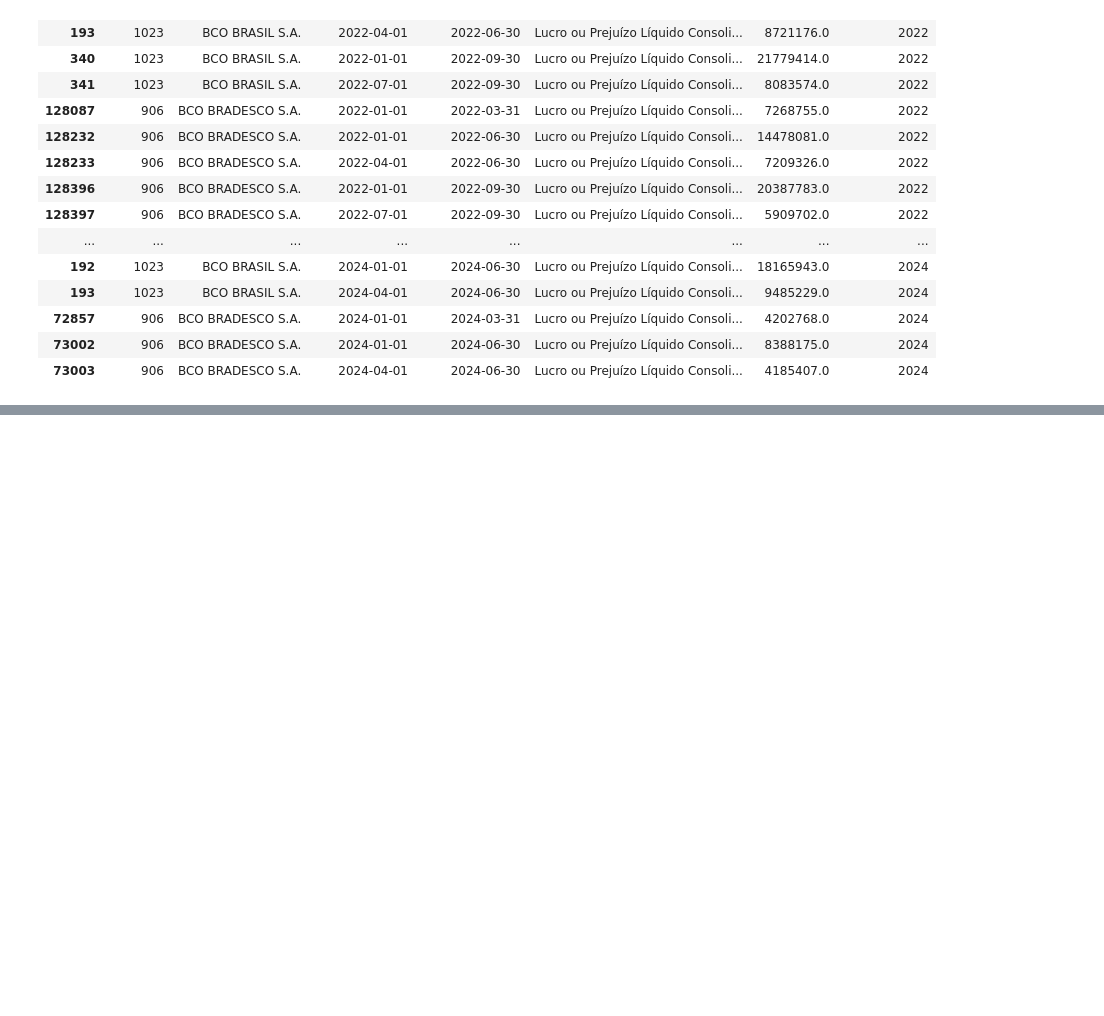
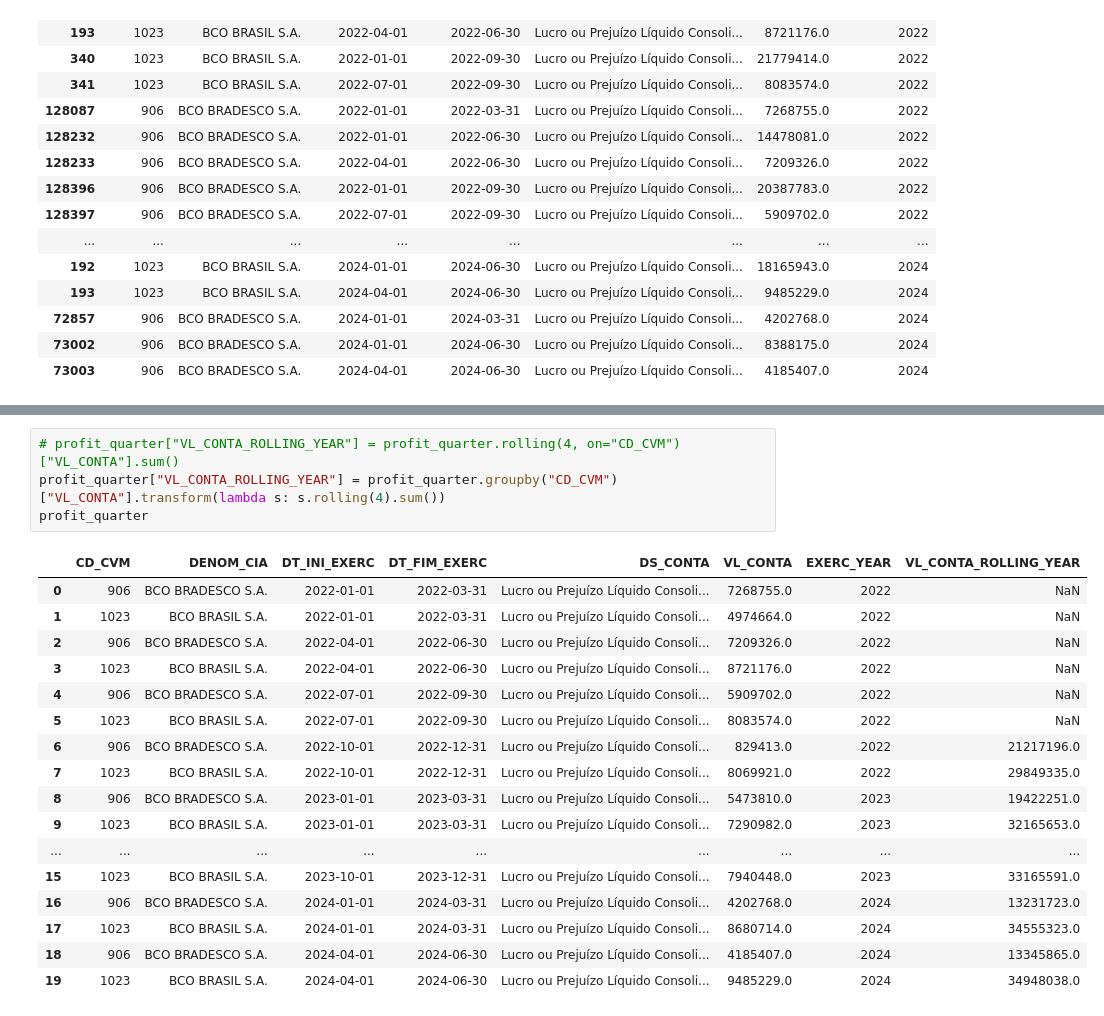
Before and after one commit to boa50/investment-analysis-etl, a Jupyter notebook: prototypes/stock-fundamental-profit.ipynb, the cells around one changed output, grey strips where cells are left out. Saved outputs shown, nothing was run; the diff lists cells and outputs as text; blank space fills up the shorter version.

```diff
--- a/prototypes/stock-fundamental-profit.ipynb
+++ b/prototypes/stock-fundamental-profit.ipynb
@@ -109,0 +111,22 @@ profit_quarter
+# %%
+# profit_quarter["VL_CONTA_ROLLING_YEAR"] = profit_quarter.rolling(4, on="CD_CVM")["VL_CONTA"].sum()
+profit_quarter["VL_CONTA_ROLLING_YEAR"] = profit_quarter.groupby("CD_CVM")["VL_CONTA"].transform(lambda s: s.rolling(4).sum())
+profit_quarter
+# %% [output]
+|  | CD_CVM | DENOM_CIA | DT_INI_EXERC | DT_FIM_EXERC | DS_CONTA | VL_CONTA | EXERC_YEAR | VL_CONTA_ROLLING_YEAR |
+| 0 | 906 | BCO BRADESCO S.A. | 2022-01-01 | 2022-03-31 | Lucro ou Prejuízo Líquido Consoli... | 7268755.0 | 2022 | NaN |
+| 1 | 1023 | BCO BRASIL S.A. | 2022-01-01 | 2022-03-31 | Lucro ou Prejuízo Líquido Consoli... | 4974664.0 | 2022 | NaN |
+| 2 | 906 | BCO BRADESCO S.A. | 2022-04-01 | 2022-06-30 | Lucro ou Prejuízo Líquido Consoli... | 7209326.0 | 2022 | NaN |
+| 3 | 1023 | BCO BRASIL S.A. | 2022-04-01 | 2022-06-30 | Lucro ou Prejuízo Líquido Consoli... | 8721176.0 | 2022 | NaN |
+| 4 | 906 | BCO BRADESCO S.A. | 2022-07-01 | 2022-09-30 | Lucro ou Prejuízo Líquido Consoli... | 5909702.0 | 2022 | NaN |
+| 5 | 1023 | BCO BRASIL S.A. | 2022-07-01 | 2022-09-30 | Lucro ou Prejuízo Líquido Consoli... | 8083574.0 | 2022 | NaN |
+| 6 | 906 | BCO BRADESCO S.A. | 2022-10-01 | 2022-12-31 | Lucro ou Prejuízo Líquido Consoli... | 829413.0 | 2022 | 21217196.0 |
+| 7 | 1023 | BCO BRASIL S.A. | 2022-10-01 | 2022-12-31 | Lucro ou Prejuízo Líquido Consoli... | 8069921.0 | 2022 | 29849335.0 |
+| 8 | 906 | BCO BRADESCO S.A. | 2023-01-01 | 2023-03-31 | Lucro ou Prejuízo Líquido Consoli... | 5473810.0 | 2023 | 19422251.0 |
+| 9 | 1023 | BCO BRASIL S.A. | 2023-01-01 | 2023-03-31 | Lucro ou Prejuízo Líquido Consoli... | 7290982.0 | 2023 | 32165653.0 |
+| ... | ... | ... | ... | ... | ... | ... | ... | ... |
+| 15 | 1023 | BCO BRASIL S.A. | 2023-10-01 | 2023-12-31 | Lucro ou Prejuízo Líquido Consoli... | 7940448.0 | 2023 | 33165591.0 |
+| 16 | 906 | BCO BRADESCO S.A. | 2024-01-01 | 2024-03-31 | Lucro ou Prejuízo Líquido Consoli... | 4202768.0 | 2024 | 13231723.0 |
+| 17 | 1023 | BCO BRASIL S.A. | 2024-01-01 | 2024-03-31 | Lucro ou Prejuízo Líquido Consoli... | 8680714.0 | 2024 | 34555323.0 |
+| 18 | 906 | BCO BRADESCO S.A. | 2024-04-01 | 2024-06-30 | Lucro ou Prejuízo Líquido Consoli... | 4185407.0 | 2024 | 13345865.0 |
+| 19 | 1023 | BCO BRASIL S.A. | 2024-04-01 | 2024-06-30 | Lucro ou Prejuízo Líquido Consoli... | 9485229.0 | 2024 | 34948038.0 |
```
Also changed, not shown: parts of 2 cells of this notebook.
